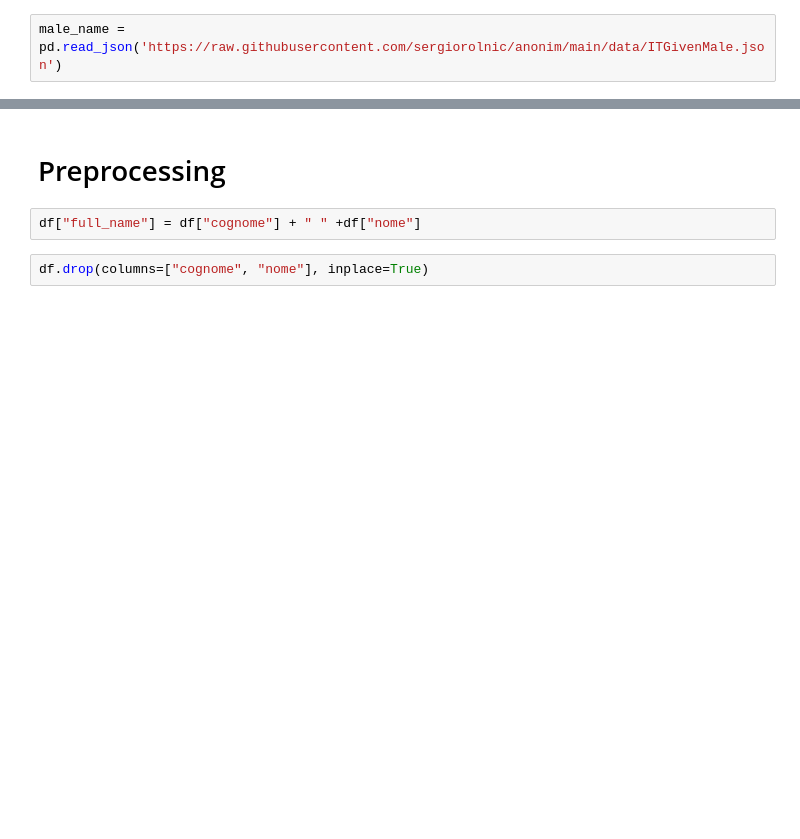
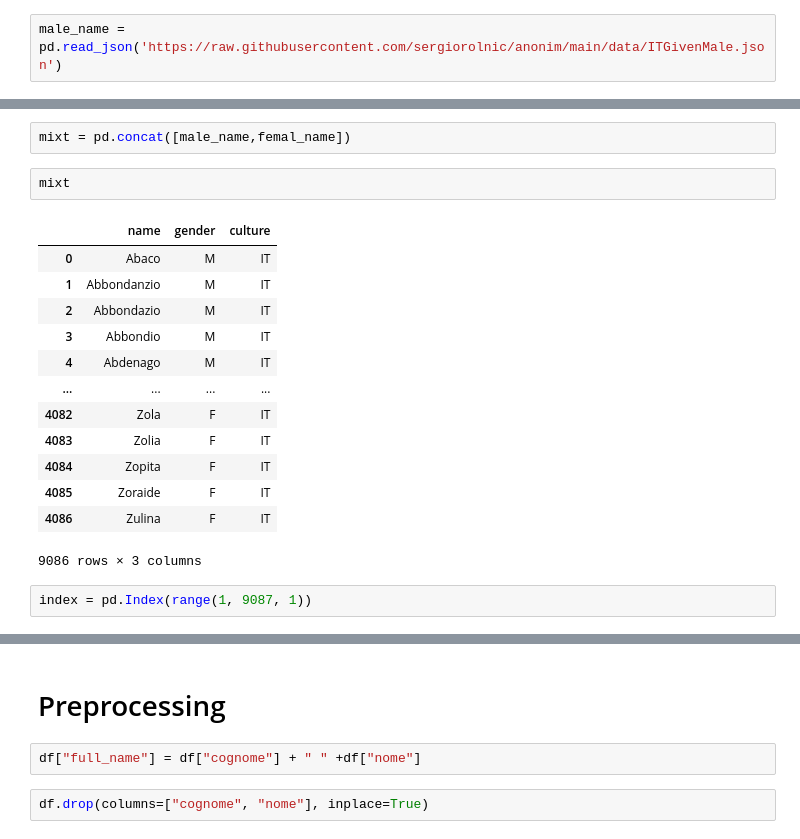
Before and after one commit to sergiorolnic/anonim, a Jupyter notebook: Untitled5.ipynb, the cells around one changed output, grey strips where cells are left out. Cells and saved outputs as stored; diff of their text form; blank space fills up the shorter version.

```diff
--- a/Untitled5.ipynb
+++ b/Untitled5.ipynb
@@ -56,0 +76,20 @@ male_name.head(3)
+# %%
+mixt = pd.concat([male_name,femal_name])
+# %%
+mixt
+# %% [output]
+|  | name | gender | culture |
+| 0 | Abaco | M | IT |
+| 1 | Abbondanzio | M | IT |
+| 2 | Abbondazio | M | IT |
+| 3 | Abbondio | M | IT |
+| 4 | Abdenago | M | IT |
+| ... | ... | ... | ... |
+| 4082 | Zola | F | IT |
+| 4083 | Zolia | F | IT |
+| 4084 | Zopita | F | IT |
+| 4085 | Zoraide | F | IT |
+| 4086 | Zulina | F | IT |
+9086 rows × 3 columns
+# %%
+index = pd.Index(range(1, 9087, 1))
```
Also changed, not shown: parts of 22 cells of this notebook.
